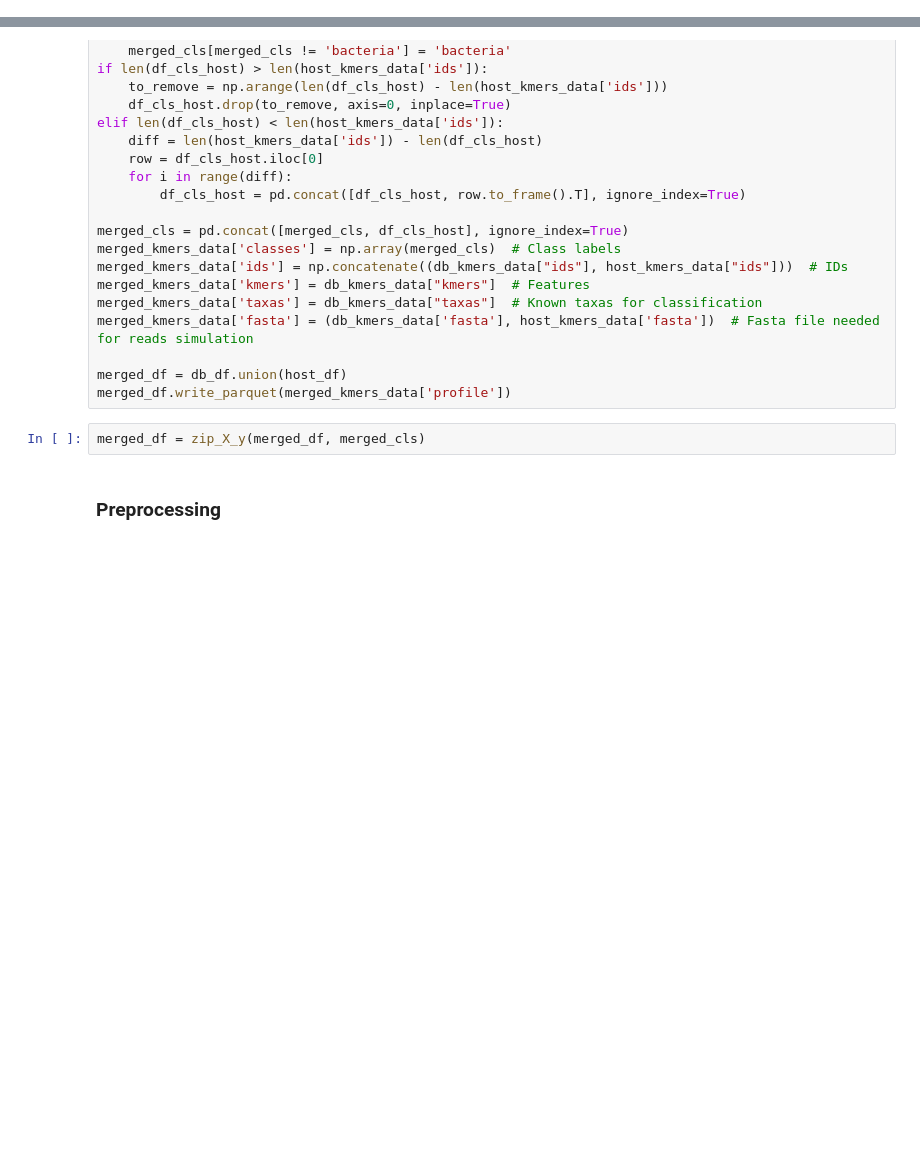
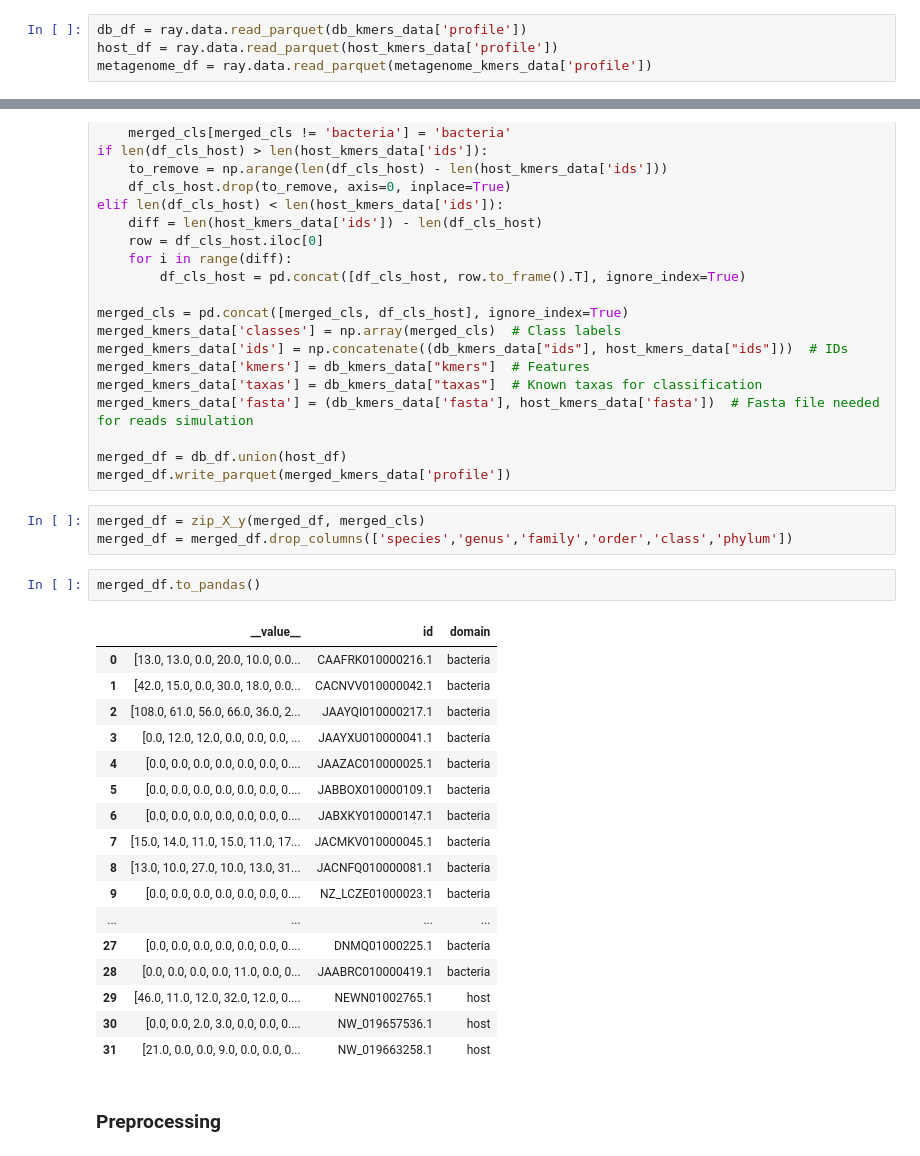
Before and after one commit to bioinfoUQAM/Caribou, a Jupyter notebook: workflow_example.ipynb, the cells around one changed output, grey strips where cells are left out. Drawn from its saved outputs; the diff is of its cells as text; blank space fills up the shorter version.

```diff
--- a/workflow_example.ipynb
+++ b/workflow_example.ipynb
@@ -193,5 +195,9 @@ host_kmers_data['fasta'] = host_fasta
 metagenome_kmers_data['profile'] = metagenome_kmers_collection.Xy_file
 metagenome_kmers_data['ids'] = metagenome_kmers_collection.ids
 metagenome_kmers_data['kmers'] = kmers_list
+# %%
+db_df = ray.data.read_parquet(db_kmers_data['profile'])
+host_df = ray.data.read_parquet(host_kmers_data['profile'])
+metagenome_df = ray.data.read_parquet(metagenome_kmers_data['profile'])
 # %% [markdown]
 # Bacteria isolation - OneClassSVM
@@ -227,6 +234,27 @@ merged_df = db_df.union(host_df)
 merged_df.write_parquet(merged_kmers_data['profile'])
 # %%
 merged_df = zip_X_y(merged_df, merged_cls)
+merged_df = merged_df.drop_columns(['species','genus','family','order','class','phylum'])
+# %%
+merged_df.to_pandas()
+# %% [output]
+|  | __value__ | id | domain |
+| 0 | [13.0, 13.0, 0.0, 20.0, 10.0, 0.0... | CAAFRK010000216.1 | bacteria |
+| 1 | [42.0, 15.0, 0.0, 30.0, 18.0, 0.0... | CACNVV010000042.1 | bacteria |
+| 2 | [108.0, 61.0, 56.0, 66.0, 36.0, 2... | JAAYQI010000217.1 | bacteria |
+| 3 | [0.0, 12.0, 12.0, 0.0, 0.0, 0.0, ... | JAAYXU010000041.1 | bacteria |
+| 4 | [0.0, 0.0, 0.0, 0.0, 0.0, 0.0, 0.... | JAAZAC010000025.1 | bacteria |
+| 5 | [0.0, 0.0, 0.0, 0.0, 0.0, 0.0, 0.... | JABBOX010000109.1 | bacteria |
+| 6 | [0.0, 0.0, 0.0, 0.0, 0.0, 0.0, 0.... | JABXKY010000147.1 | bacteria |
+| 7 | [15.0, 14.0, 11.0, 15.0, 11.0, 17... | JACMKV010000045.1 | bacteria |
+| 8 | [13.0, 10.0, 27.0, 10.0, 13.0, 31... | JACNFQ010000081.1 | bacteria |
+| 9 | [0.0, 0.0, 0.0, 0.0, 0.0, 0.0, 0.... | NZ_LCZE01000023.1 | bacteria |
+| ... | ... | ... | ... |
+| 27 | [0.0, 0.0, 0.0, 0.0, 0.0, 0.0, 0.... | DNMQ01000225.1 | bacteria |
+| 28 | [0.0, 0.0, 0.0, 0.0, 11.0, 0.0, 0... | JAABRC010000419.1 | bacteria |
+| 29 | [46.0, 11.0, 12.0, 32.0, 12.0, 0.... | NEWN01002765.1 | host |
+| 30 | [0.0, 0.0, 2.0, 3.0, 0.0, 0.0, 0.... | NW_019657536.1 | host |
+| 31 | [21.0, 0.0, 0.0, 9.0, 0.0, 0.0, 0... | NW_019663258.1 | host |
 # %% [markdown]
 ### Preprocessing
 # %%
```
Also changed, not shown: parts of 19 cells of this notebook, 1 other file.
